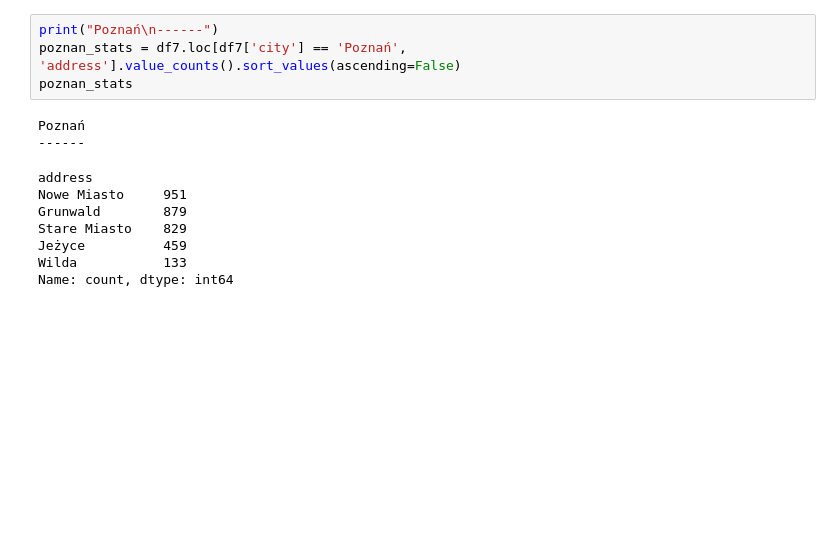
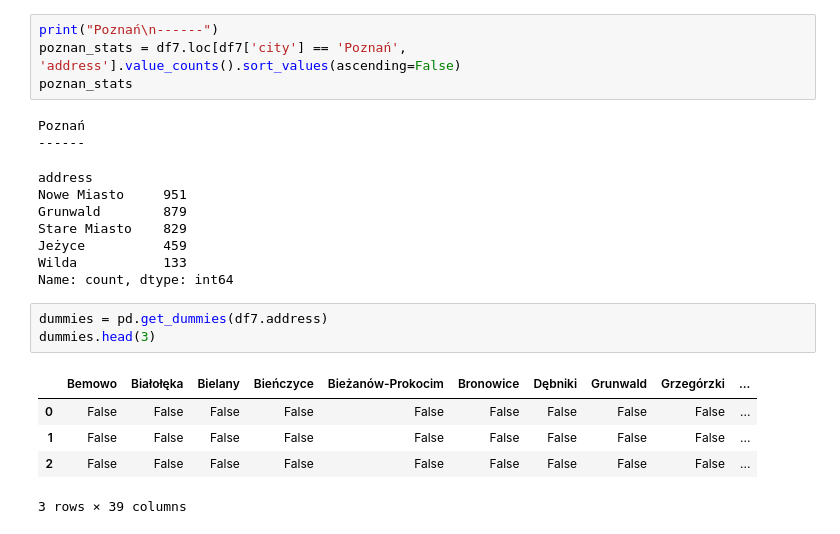
Before and after one commit to Pawel-Jurek/House_Prices_Estimating, a Jupyter notebook: modeling.ipynb, the cells around one changed output. Drawn from its saved outputs; the diff is of its cells as text; blank space fills up the shorter version.

```diff
--- a/modeling.ipynb
+++ b/modeling.ipynb
@@ -304,3 +306,12 @@ Stare Miasto    829
 Jeżyce          459
 Wilda           133
 Name: count, dtype: int64
+# %%
+dummies = pd.get_dummies(df7.address)
+dummies.head(3)
+# %% [output]
+|  | Bemowo | Białołęka | Bielany | Bieńczyce | Bieżanów-Prokocim | Bronowice | Dębniki | Grunwald | Grzegórzki | ... |
+| 0 | False | False | False | False | False | False | False | False | False | ... |
+| 1 | False | False | False | False | False | False | False | False | False | ... |
+| 2 | False | False | False | False | False | False | False | False | False | ... |
+3 rows × 39 columns
```
Also changed, not shown: parts of 7 cells of this notebook.
